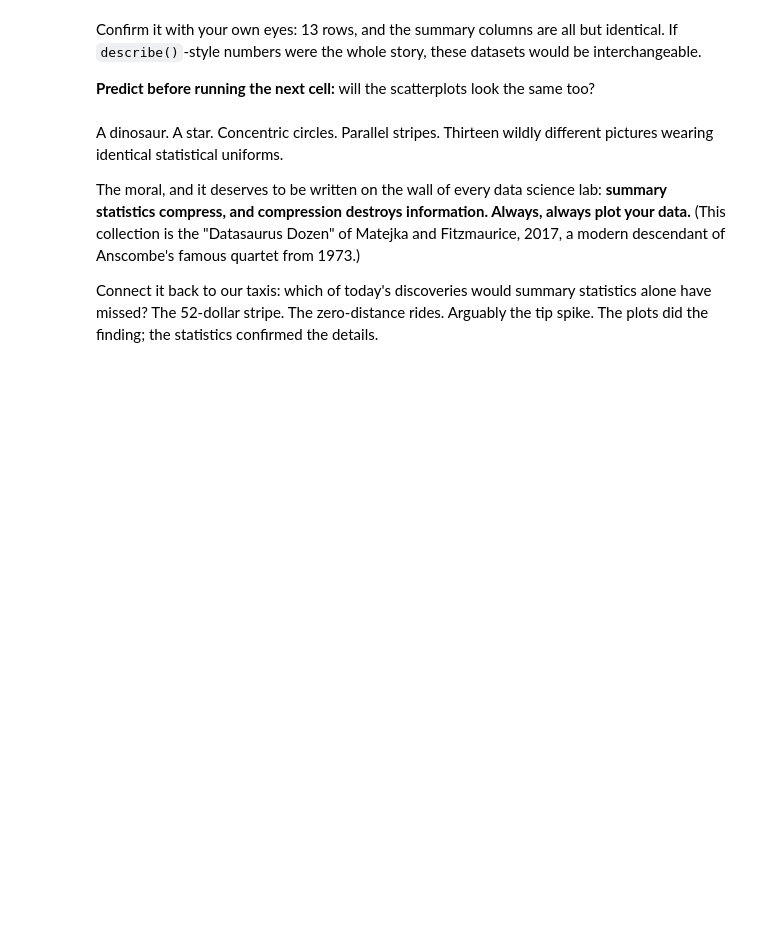
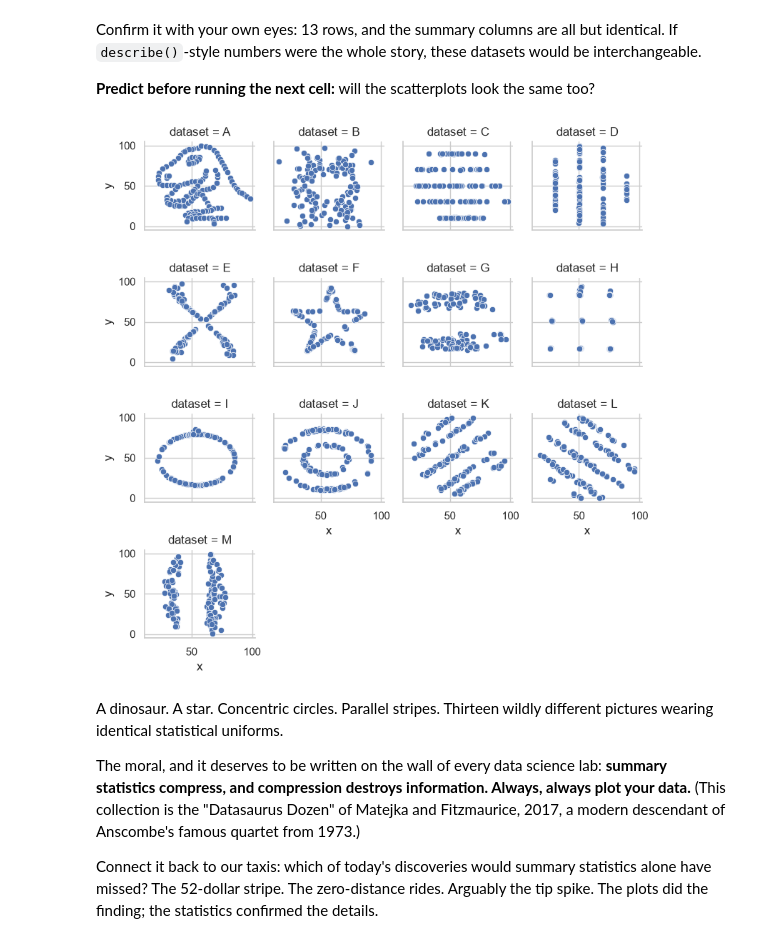
Before and after one commit to jppeirce/DSC210-Foundations-of-Data-Science, a Jupyter notebook: Notes/07-exploratory_data_analysis/07-exploratory_data_analysis.ipynb, the cells around one changed output. Cells and saved outputs as stored; diff of their text form; code cells hidden in the pictures; blank space fills up the shorter version.

```diff
--- a/Notes/07-exploratory_data_analysis/07-exploratory_data_analysis.ipynb
+++ b/Notes/07-exploratory_data_analysis/07-exploratory_data_analysis.ipynb
@@ -763,8 +874,10 @@ Confirm it with your own eyes: 13 rows, and the summary columns are all but iden
 # %%
 # Activity 10b
 # One scatterplot per dataset, in a grid.
-sns.relplot(data=saurus, x=____, y=____, col='dataset', col_wrap=4, height=2)
+sns.relplot(data=saurus, x='x', y='y', col='dataset', col_wrap=4, height=2)
 plt.show()
+# %% [output]
+[figure, added]
 # %% [markdown]
 A dinosaur. A star. Concentric circles. Parallel stripes. Thirteen wildly different pictures wearing identical statistical uniforms.
 
```
Also changed, not shown: parts of 94 cells of this notebook, 1 other file.
